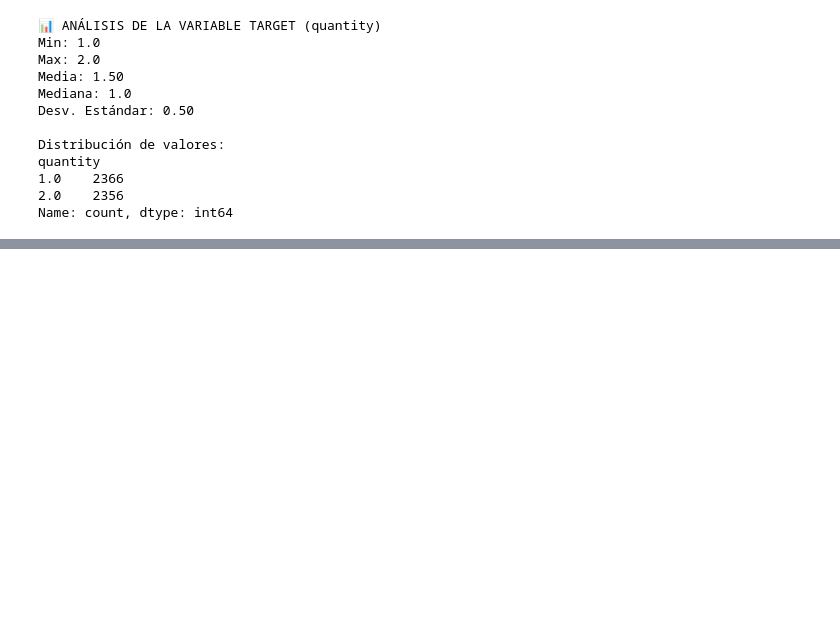
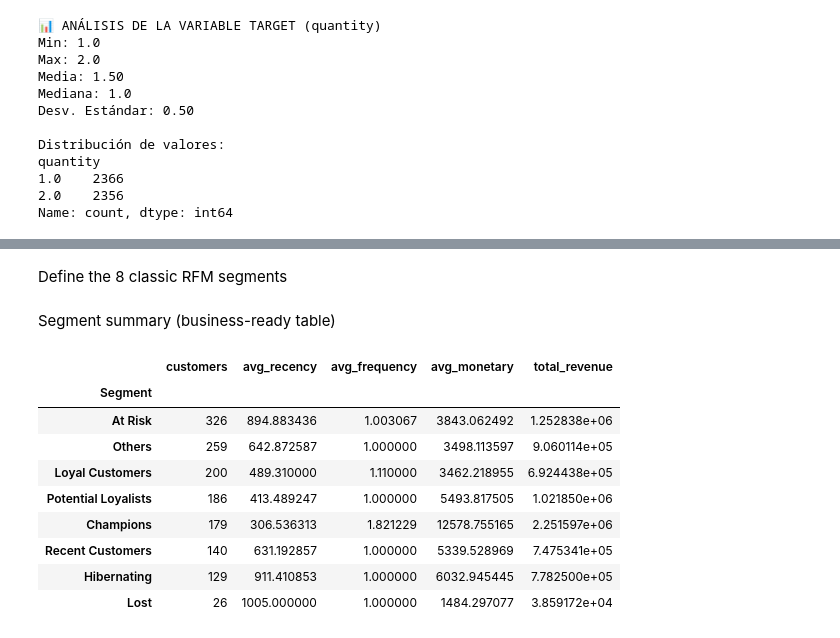
Before and after one commit to Gergash/Experimentos-y-Data-Science, a Jupyter notebook: SQL/Extraccion_datos_SQL_en_python.ipynb, the cells around one changed output, grey strips where cells are left out. Cells and saved outputs as stored; diff of their text form; code cells hidden in the pictures; blank space fills up the shorter version.

```diff
--- a/SQL/Extraccion_datos_SQL_en_python.ipynb
+++ b/SQL/Extraccion_datos_SQL_en_python.ipynb
@@ -693,3 +1129,51 @@ plt.show()
+# %% [markdown]
+Define the 8 classic RFM segments
+# %%
+def rfm_segment(row):
+    if row['R_score'] >= 4 and row['F_score'] >= 4 and row['M_score'] >= 4:
+        return 'Champions'
+    elif row['R_score'] >= 3 and row['F_score'] >= 4:
+        return 'Loyal Customers'
+    elif row['R_score'] >= 4 and row['F_score'] <= 2:
+        return 'Potential Loyalists'
+    elif row['R_score'] >= 3 and row['F_score'] <= 2:
+        return 'Recent Customers'
+    elif row['R_score'] <= 2 and row['F_score'] >= 3:
+        return 'At Risk'
+    elif row['R_score'] <= 2 and row['F_score'] <= 2 and row['M_score'] >= 3:
+        return 'Hibernating'
+    elif row['R_score'] == 1 and row['F_score'] == 1:
+        return 'Lost'
+    else:
+        return 'Others'
+rfm['Segment'] = rfm.apply(rfm_segment, axis=1)
+# %% [markdown]
+Segment summary (business-ready table)
+# %%
+segment_summary = (
+    rfm.groupby('Segment')
+       .agg(
+           customers=('customer_id', 'count'),
+           avg_recency=('recency', 'mean'),
+           avg_frequency=('frequency', 'mean'),
+           avg_monetary=('monetary', 'mean'),
+           total_revenue=('monetary', 'sum')
+       )
+       .sort_values('customers', ascending=False)
+)
+
+segment_summary
+# %% [output]
+|  | customers | avg_recency | avg_frequency | avg_monetary | total_revenue |
+| Segment |  |  |  |  |  |
+| At Risk | 326 | 894.883436 | 1.003067 | 3843.062492 | 1.252838e+06 |
+| Others | 259 | 642.872587 | 1.000000 | 3498.113597 | 9.060114e+05 |
+| Loyal Customers | 200 | 489.310000 | 1.110000 | 3462.218955 | 6.924438e+05 |
+| Potential Loyalists | 186 | 413.489247 | 1.000000 | 5493.817505 | 1.021850e+06 |
+| Champions | 179 | 306.536313 | 1.821229 | 12578.755165 | 2.251597e+06 |
+| Recent Customers | 140 | 631.192857 | 1.000000 | 5339.528969 | 7.475341e+05 |
+| Hibernating | 129 | 911.410853 | 1.000000 | 6032.945445 | 7.782500e+05 |
+| Lost | 26 | 1005.000000 | 1.000000 | 1484.297077 | 3.859172e+04 |
 # %%
 df_predictions.to_sql(
     "sales_predictions",
```
Also changed, not shown: parts of 13 cells of this notebook.
